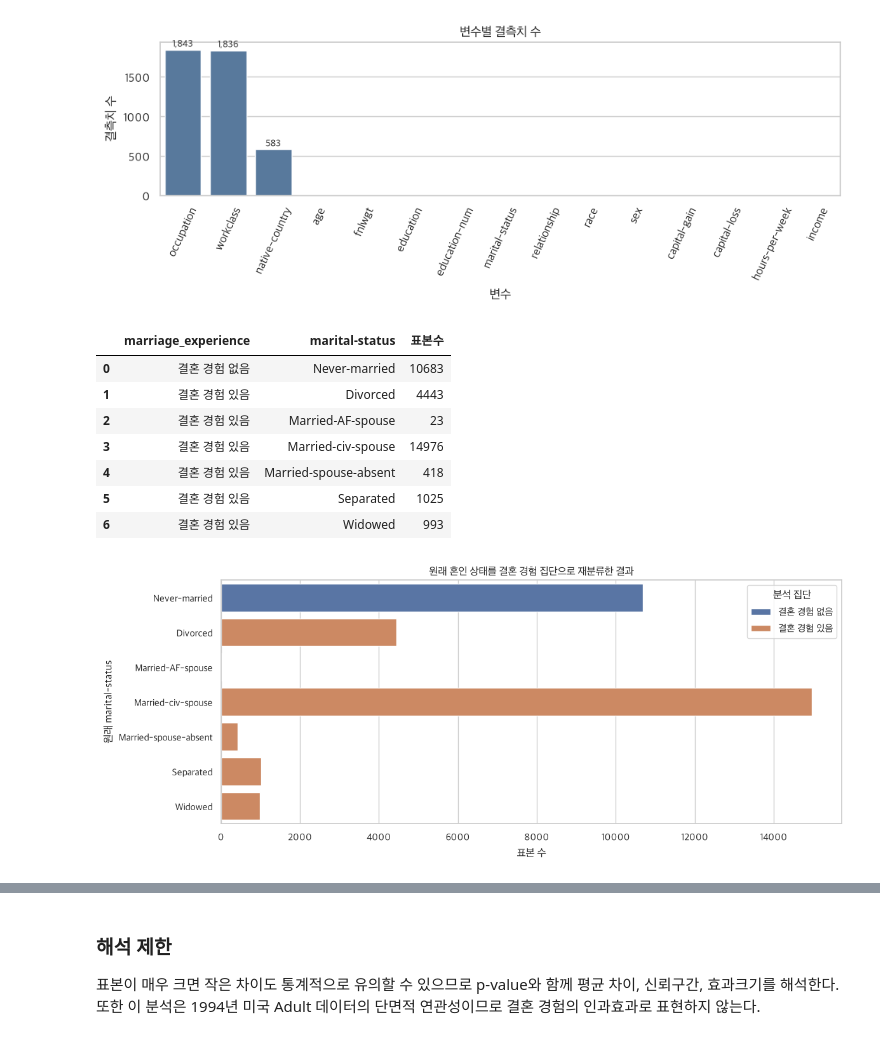
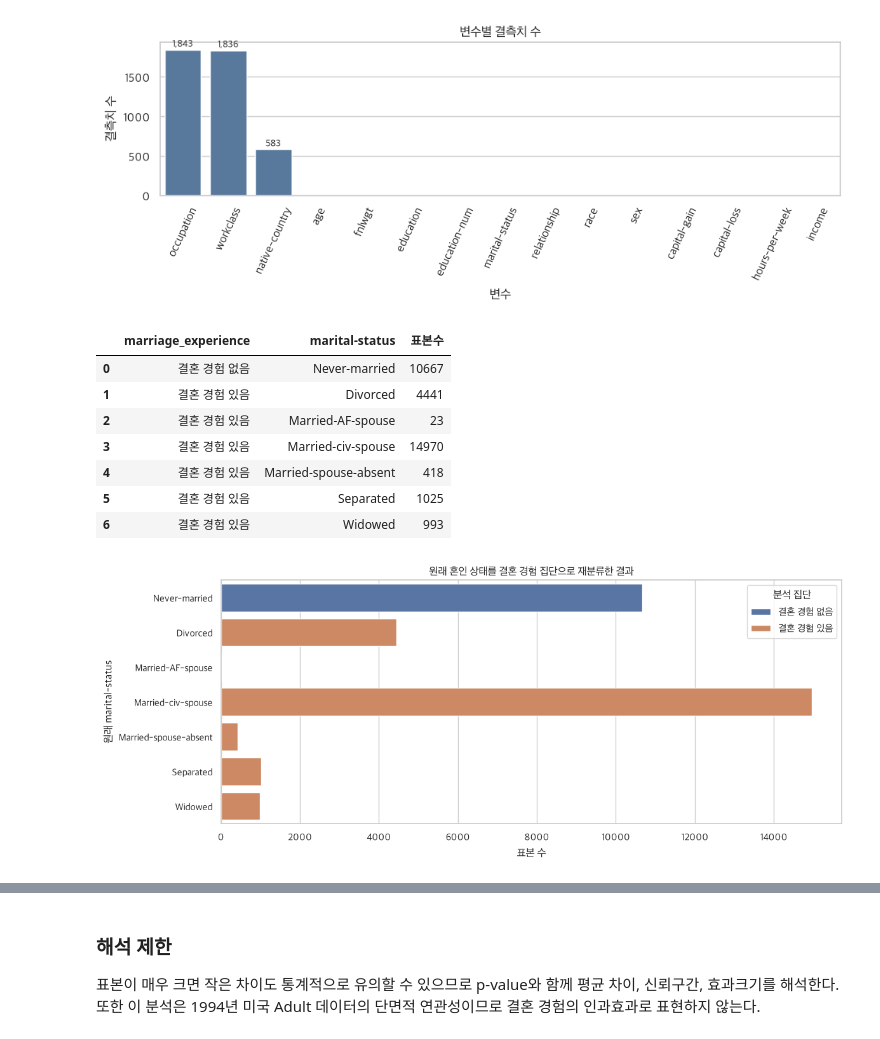
Before and after one commit to ymj9608/day2, a Jupyter notebook: day2.ipynb, the cells around one changed output, grey strips where cells are left out. Drawn from its saved outputs; the diff is of its cells as text; code cells hidden in the pictures.

```diff
--- a/day2.ipynb
+++ b/day2.ipynb
@@ -125,38 +125,38 @@ EVER_MARRIED = {
     'Divorced', 'Separated', 'Widowed'
 }
 NEVER_MARRIED = {'Never-married'}
 valid_statuses = EVER_MARRIED | NEVER_MARRIED
-selected = raw.loc[raw['marital-status'].isin(valid_statuses)].copy()
+selected = raw.drop_duplicates().loc[lambda df: df['marital-status'].isin(valid_statuses)].copy()
 if MIN_AGE is not None:
     selected = selected.loc[selected['age'] >= MIN_AGE].copy()
 if MAX_AGE is not None:
     selected = selected.loc[selected['age'] <= MAX_AGE].copy()
 
 selected['marriage_experience'] = np.where(
     selected['marital-status'].isin(EVER_MARRIED), '결혼 경험 있음', '결혼 경험 없음'
 )
 selected['marriage_experience'] = pd.Categorical(
     selected['marriage_experience'], categories=['결혼 경험 없음', '결혼 경험 있음'], ordered=True
 )
 analysis_df = selected.dropna(subset=['education-num', 'age', 'sex', 'marriage_experience']).copy()
 analysis_df['ever_married'] = (analysis_df['marriage_experience'] == '결혼 경험 있음').astype(int)
 
 status_summary = (analysis_df.groupby(['marriage_experience', 'marital-status'], observed=True)
                   .size().rename('표본수').reset_index())
 display(status_summary)
 
 fig, ax = plt.subplots(figsize=(12, 5))
 sns.barplot(data=status_summary, y='marital-status', x='표본수', hue='marriage_experience', dodge=False, ax=ax)
 ax.set(title='원래 혼인 상태를 결혼 경험 집단으로 재분류한 결과', xlabel='표본 수', ylabel='원래 marital-status')
 ax.legend(title='분석 집단')
 plt.tight_layout()
 plt.show()
 # %% [output]
 |  | marriage_experience | marital-status | 표본수 |
-| 0 | 결혼 경험 없음 | Never-married | 10683 |
-| 1 | 결혼 경험 있음 | Divorced | 4443 |
+| 0 | 결혼 경험 없음 | Never-married | 10667 |
+| 1 | 결혼 경험 있음 | Divorced | 4441 |
 | 2 | 결혼 경험 있음 | Married-AF-spouse | 23 |
-| 3 | 결혼 경험 있음 | Married-civ-spouse | 14976 |
+| 3 | 결혼 경험 있음 | Married-civ-spouse | 14970 |
 | 4 | 결혼 경험 있음 | Married-spouse-absent | 418 |
 | 5 | 결혼 경험 있음 | Separated | 1025 |
 | 6 | 결혼 경험 있음 | Widowed | 993 |
```
Also changed, not shown: parts of 9 cells of this notebook, 8 other files.
